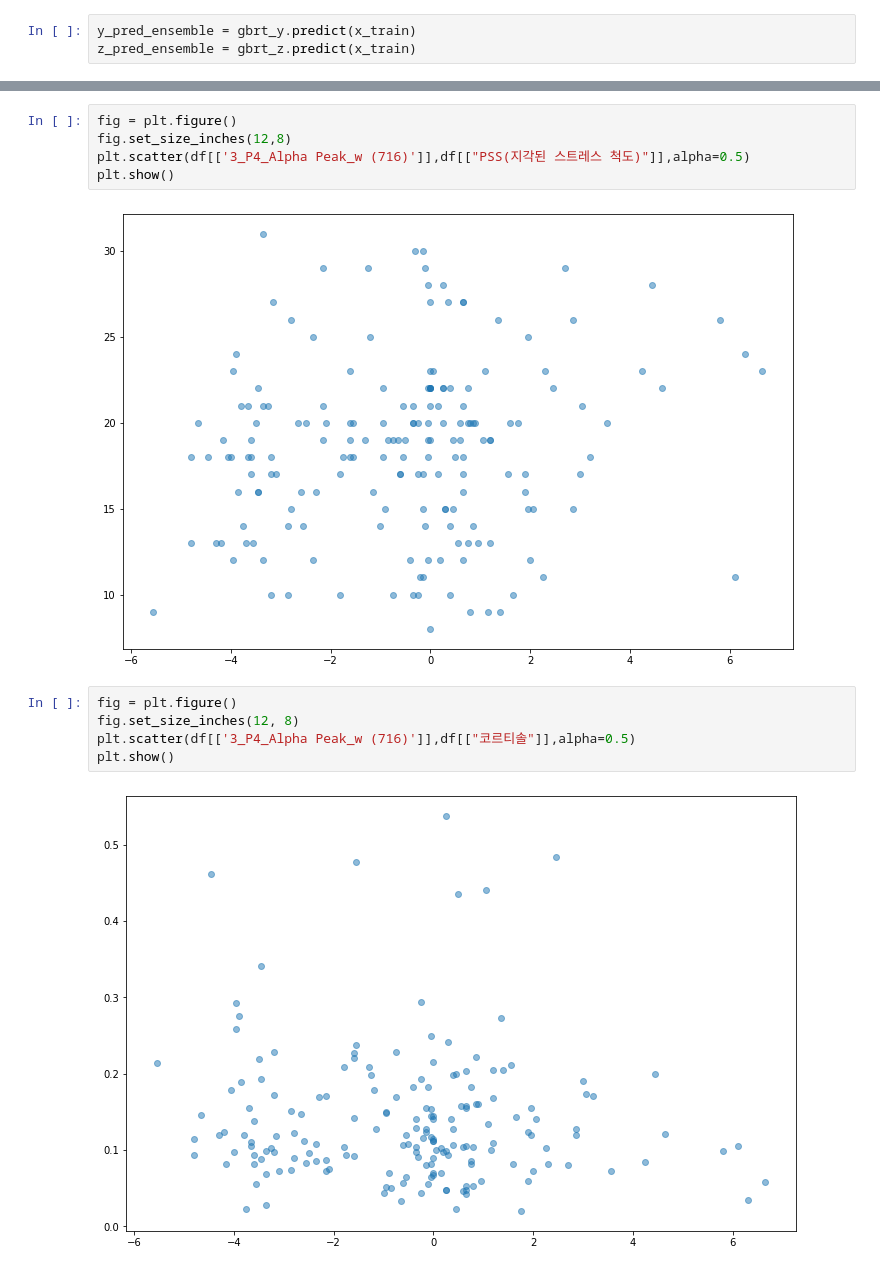
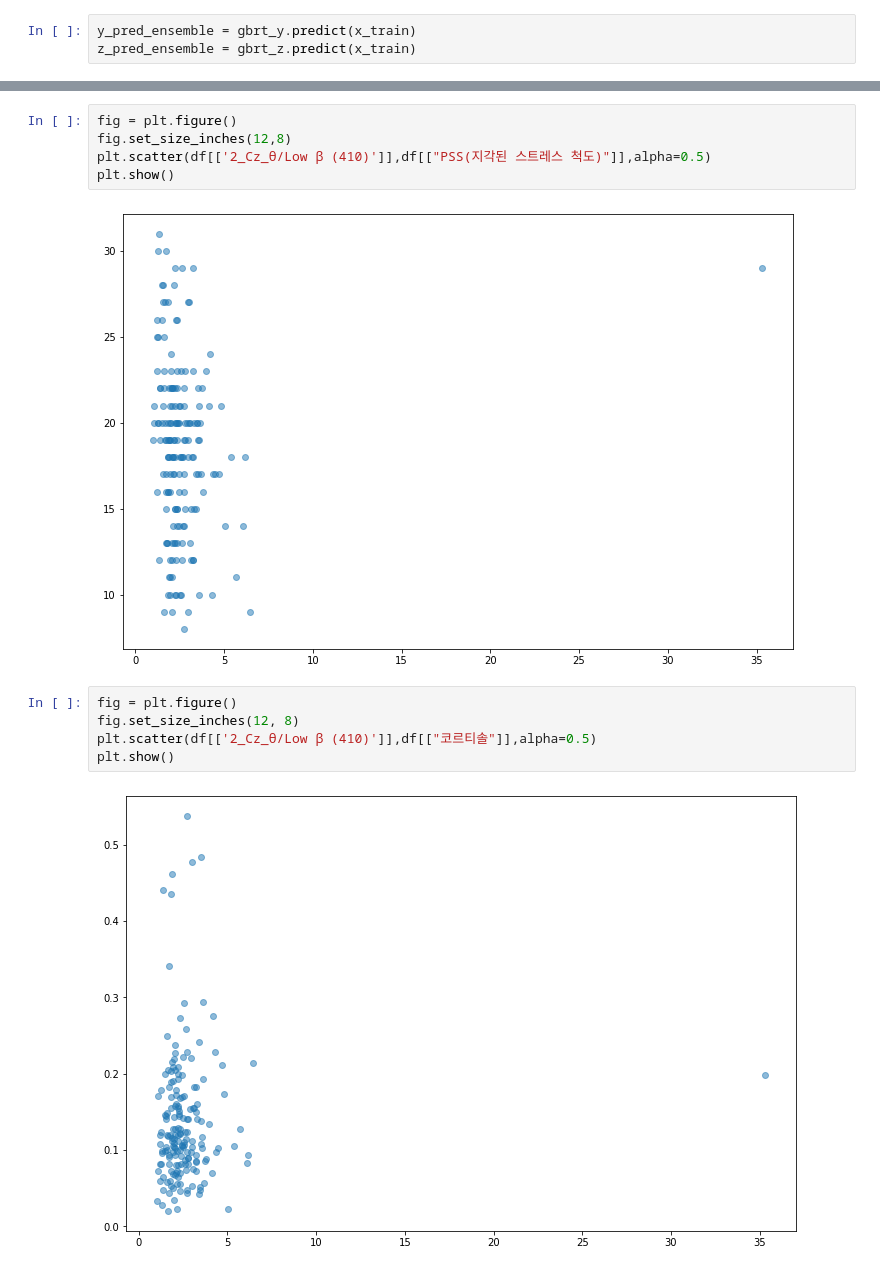
Before and after one commit to hanbuck30/Regression-about-neural-Data, a Jupyter notebook: svm_regre.ipynb, the cells around one changed output, grey strips where cells are left out. Drawn from its saved outputs; the diff is of its cells as text.

```diff
--- a/svm_regre.ipynb
+++ b/svm_regre.ipynb
@@ -286,15 +342,15 @@ plt.show()
 # %%
 fig = plt.figure()
 fig.set_size_inches(12,8)
-plt.scatter(df[['3_P4_Alpha Peak_w (716)']],df[["PSS(지각된 스트레스 척도)"]],alpha=0.5)
+plt.scatter(df[['2_Cz_θ/Low β (410)']],df[["PSS(지각된 스트레스 척도)"]],alpha=0.5)
 plt.show()
 # %% [output]
-[figure, old version]
+[figure, new version]
 # %%
 fig = plt.figure()
 fig.set_size_inches(12, 8)
-plt.scatter(df[['3_P4_Alpha Peak_w (716)']],df[["코르티솔"]],alpha=0.5)
+plt.scatter(df[['2_Cz_θ/Low β (410)']],df[["코르티솔"]],alpha=0.5)
 plt.show()
 # %% [output]
-[figure, old version]
+[figure, new version]
 # %%
```
Also changed, not shown: parts of 33 cells of this notebook.
